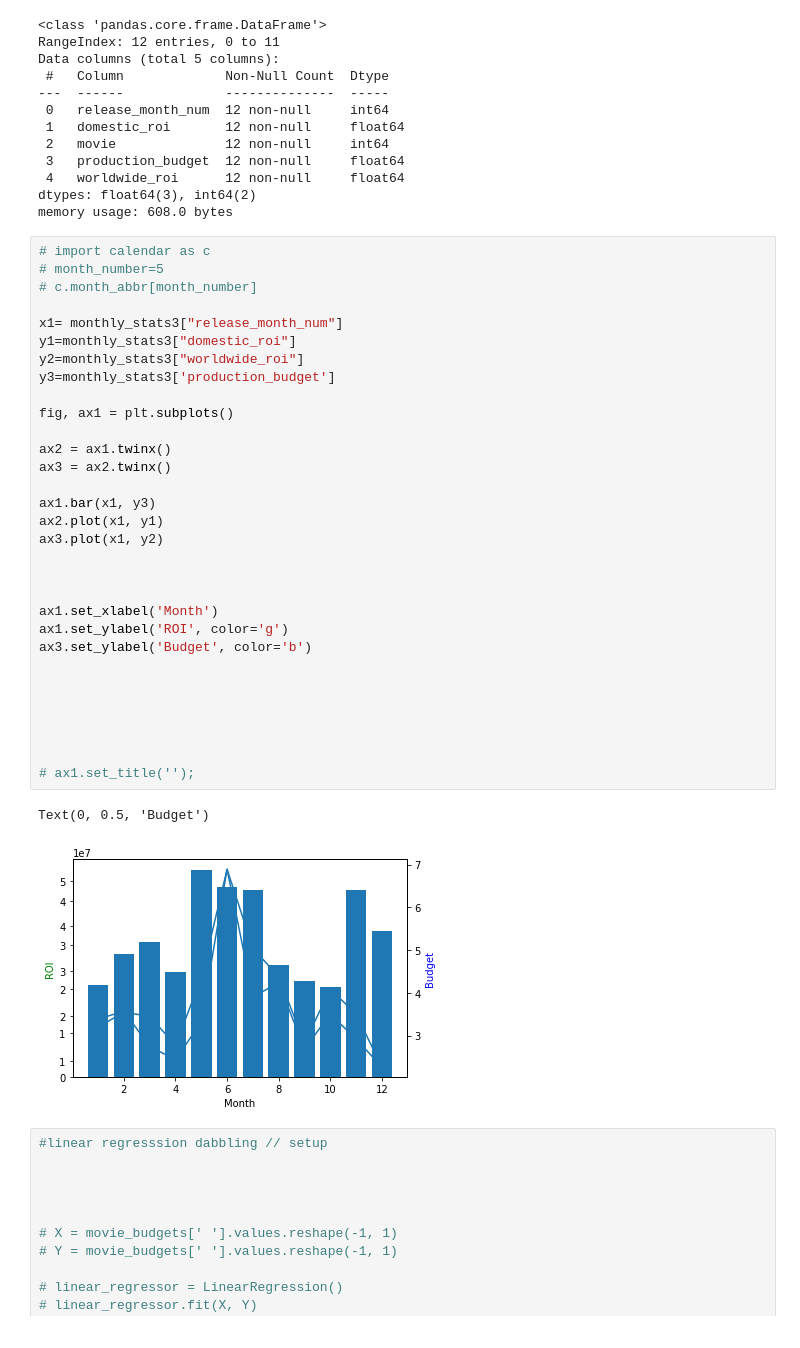
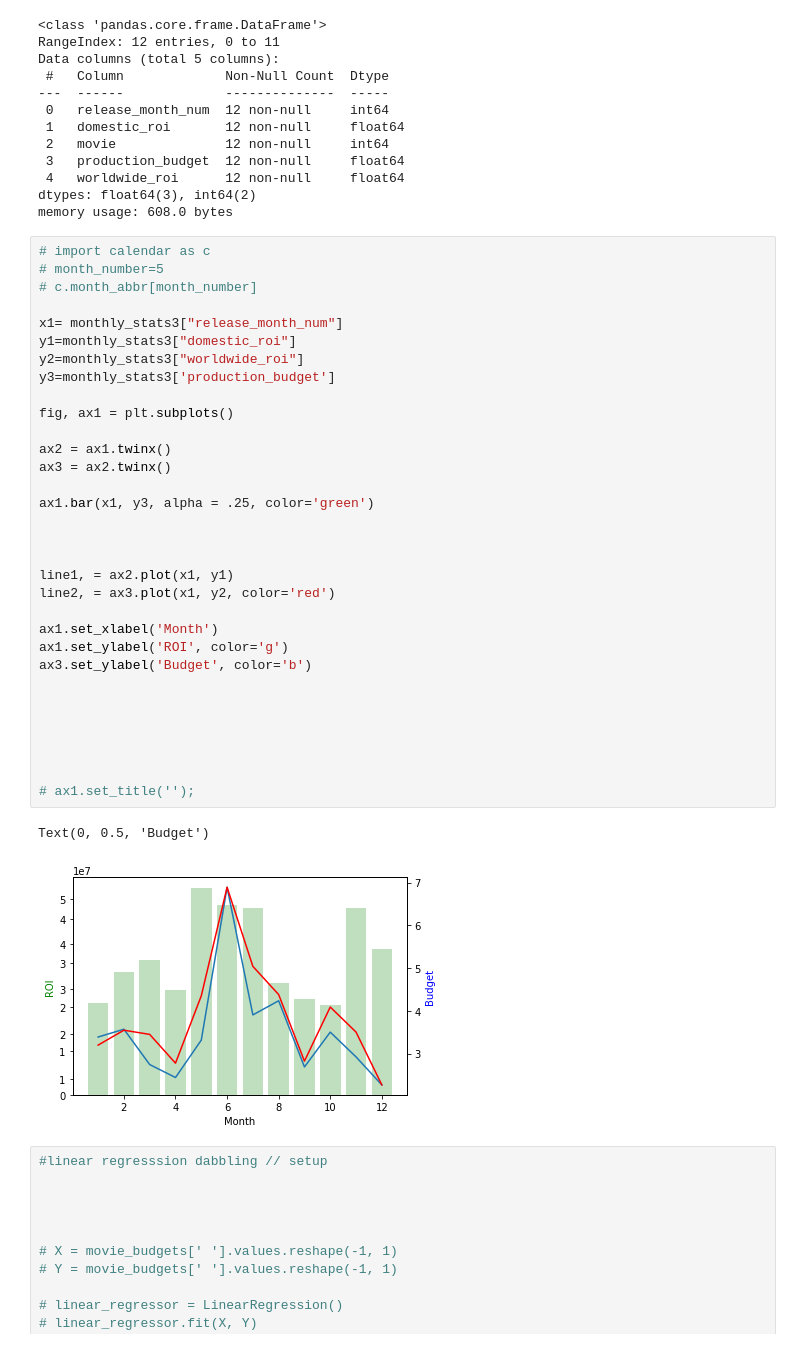
Before and after one commit to jmarkowi/Microsoft-Studios-Analysis, a Jupyter notebook: lorela_working_nb.ipynb, the cells around one changed output. Saved outputs shown, nothing was run; the diff lists cells and outputs as text.

```diff
--- a/lorela_working_nb.ipynb
+++ b/lorela_working_nb.ipynb
@@ -234,37 +258,38 @@ memory usage: 608.0 bytes
 # %%
 # import calendar as c
 # month_number=5
 # c.month_abbr[month_number]
 
 x1= monthly_stats3["release_month_num"]
 y1=monthly_stats3["domestic_roi"]
 y2=monthly_stats3["worldwide_roi"]
 y3=monthly_stats3['production_budget']
 
 fig, ax1 = plt.subplots()
 
 ax2 = ax1.twinx()
 ax3 = ax2.twinx()
 
-ax1.bar(x1, y3)
-ax2.plot(x1, y1)
-ax3.plot(x1, y2)
+ax1.bar(x1, y3, alpha = .25, color='green')
 
 
+
+line1, = ax2.plot(x1, y1)
+line2, = ax3.plot(x1, y2, color='red')
 
 ax1.set_xlabel('Month')
 ax1.set_ylabel('ROI', color='g')
 ax3.set_ylabel('Budget', color='b')
 
 
 
 
 
 
 # ax1.set_title('');
 # %% [output]
 Text(0, 0.5, 'Budget')
-[figure, old version]
+[figure, new version]
 # %%
 #linear regresssion dabbling // setup
 
```
Also changed, not shown: parts of 21 cells of this notebook.
